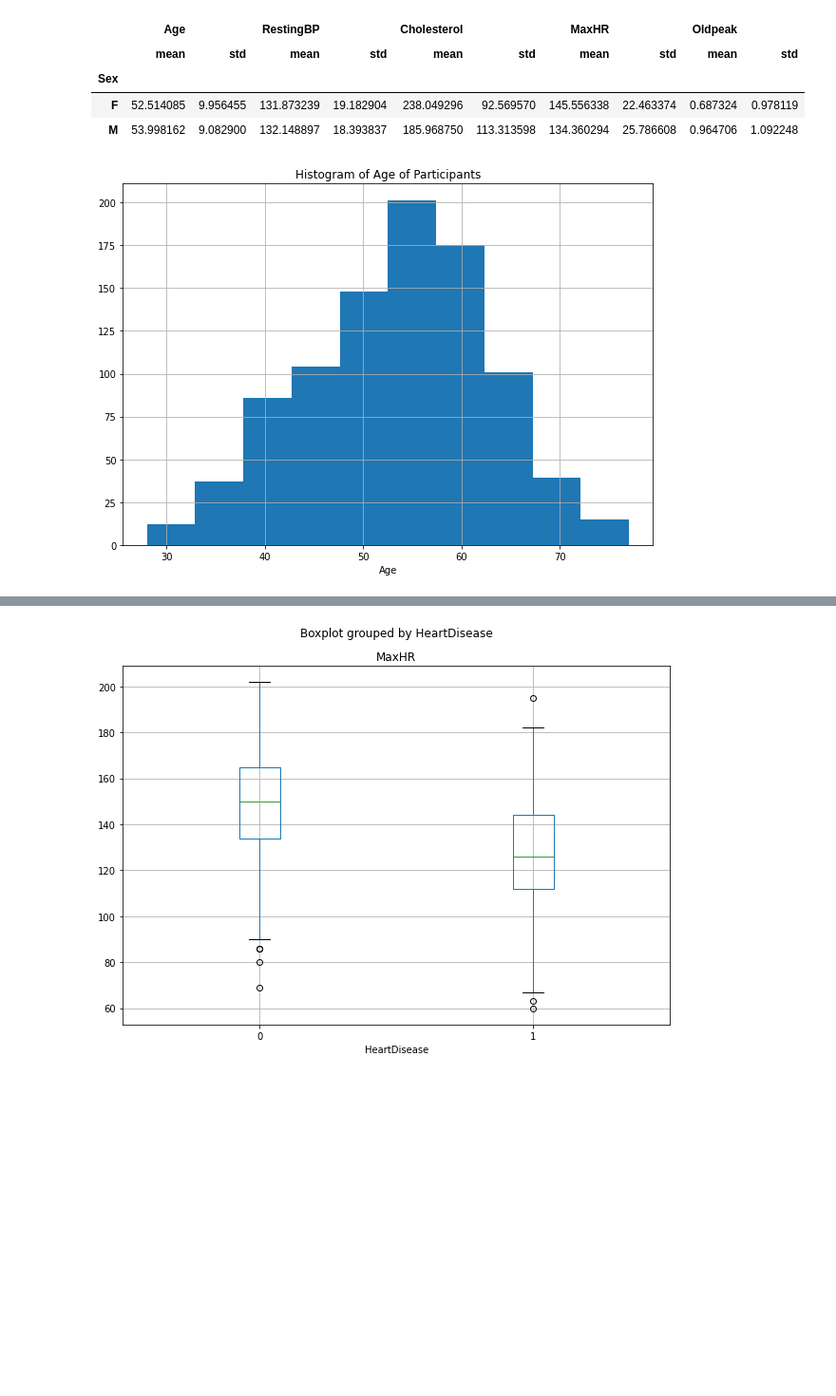
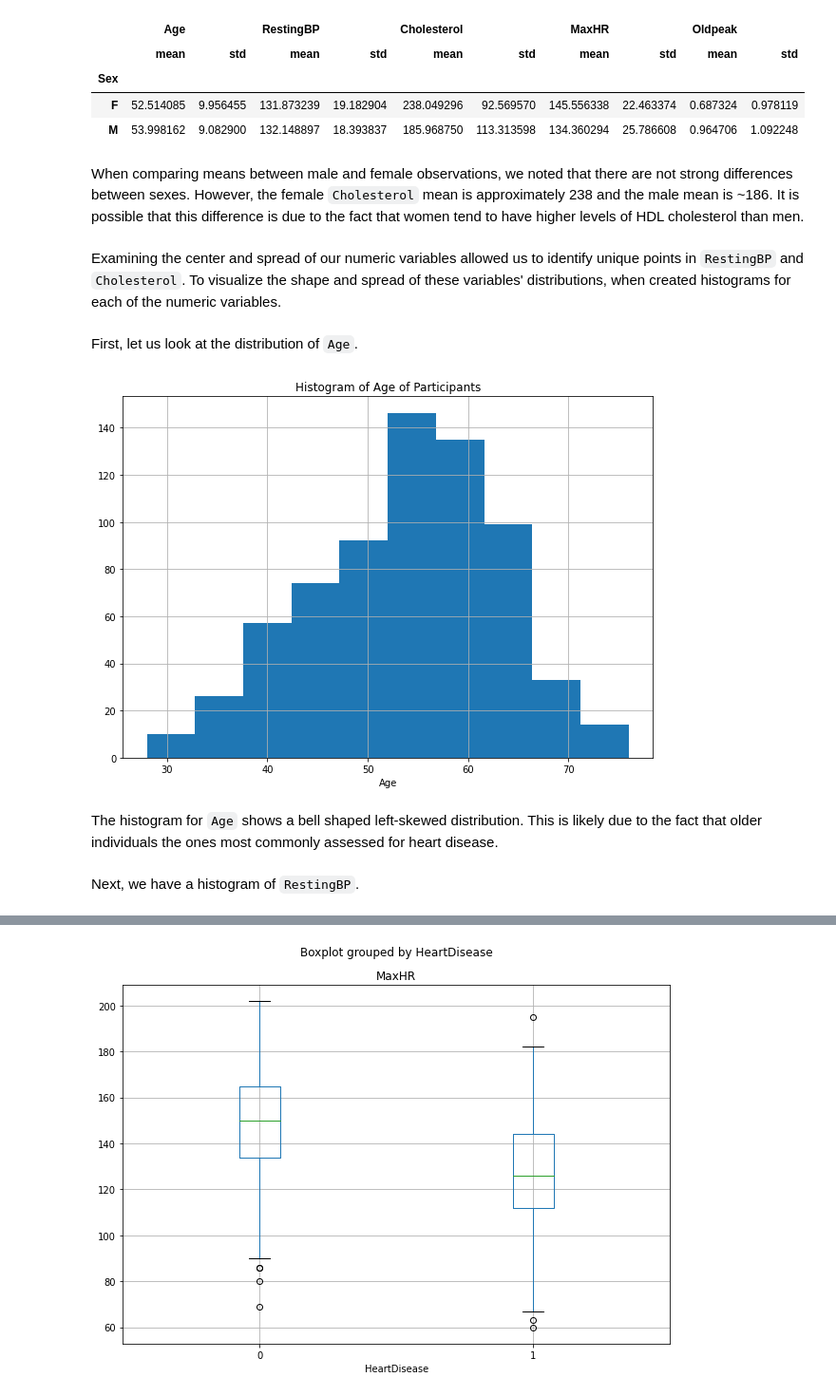
Before and after one commit to akoncsugit/HeartFailure, a Jupyter notebook: FinalProject.ipynb, the cells around one changed output, grey strips where cells are left out. Shown at 95% size. Saved outputs shown, nothing was run; the diff lists cells and outputs as text; code cells hidden in the pictures; blank space fills up the shorter version.

```diff
--- a/FinalProject.ipynb
+++ b/FinalProject.ipynb
@@ -234,11 +239,21 @@ psdf_summ_sex
 | Sex |  |  |  |  |  |  |  |  |  |  |
 | F | 52.514085 | 9.956455 | 131.873239 | 19.182904 | 238.049296 | 92.569570 | 145.556338 | 22.463374 | 0.687324 | 0.978119 |
 | M | 53.998162 | 9.082900 | 132.148897 | 18.393837 | 185.968750 | 113.313598 | 134.360294 | 25.786608 | 0.964706 | 1.092248 |
+# %% [markdown]
+When comparing means between male and female observations, we noted that there are not strong differences between sexes. However, the female `Cholesterol` mean is approximately 238 and the male mean is ~186. It is possible that this difference is due to the fact that women tend to have higher levels of HDL cholesterol than men.
+# %% [markdown]
+Examining the center and spread of our numeric variables allowed us to identify unique points in `RestingBP` and `Cholesterol`. To visualize the shape and spread of these variables' distributions, when created histograms for each of the numeric variables.
+# %% [markdown]
+First, let us look at the distribution of `Age`.
 # %%
-pd_heart.Age.hist(bins = 10)
+pd_train.Age.hist(bins = 10)
 plt.xlabel("Age")
 plt.title("Histogram of Age of Participants")
 plt.show()
 # %% [output]
-[figure, old version]
+[figure, new version]
+# %% [markdown]
+The histogram for `Age` shows a bell shaped left-skewed distribution. This is likely due to the fact that older individuals the ones most commonly assessed for heart disease.
+# %% [markdown]
+Next, we have a histogram of `RestingBP`.
 # %%
```
Also changed, not shown: parts of 38 cells of this notebook.
